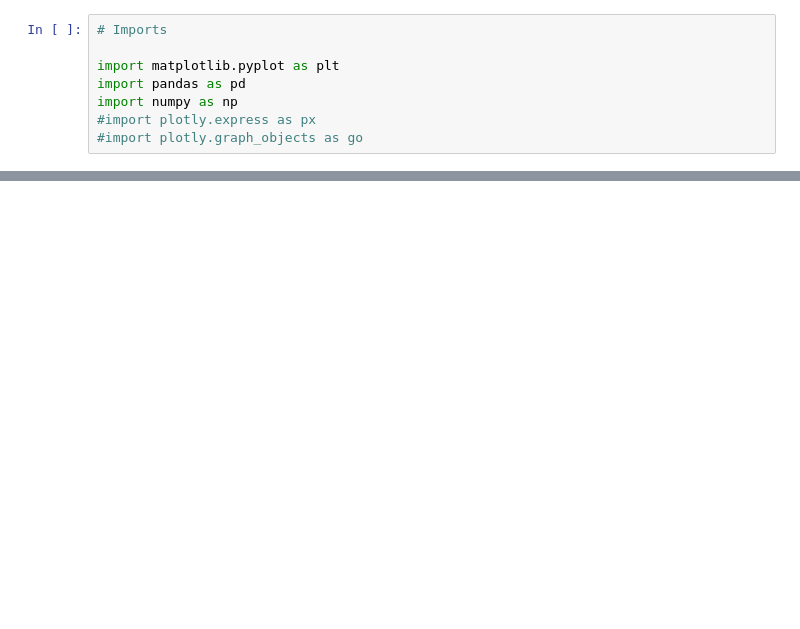
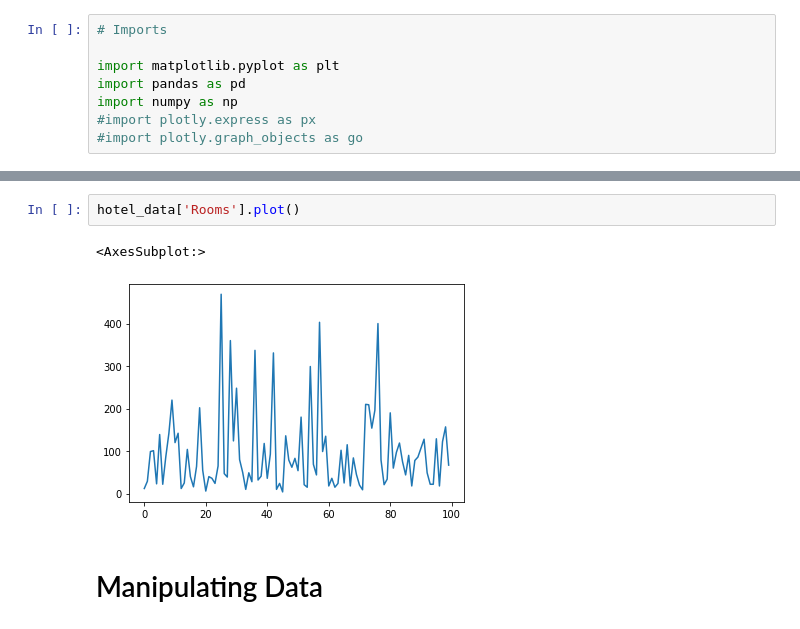
Before and after one commit to squarepusher83/learning, a Jupyter notebook: learning.ipynb, the cells around one changed output, grey strips where cells are left out. Drawn from its saved outputs; the diff is of its cells as text; blank space fills up the shorter version.

```diff
--- a/learning.ipynb
+++ b/learning.ipynb
@@ -14,0 +139,7 @@ hotel_data = pd.read_csv('100_hotels.csv')
+# %%
+hotel_data['Rooms'].plot()
+# %% [output]
+<AxesSubplot:>
+[figure, added]
+# %% [markdown]
+# Manipulating Data
```
Also changed, not shown: parts of 13 cells of this notebook.
